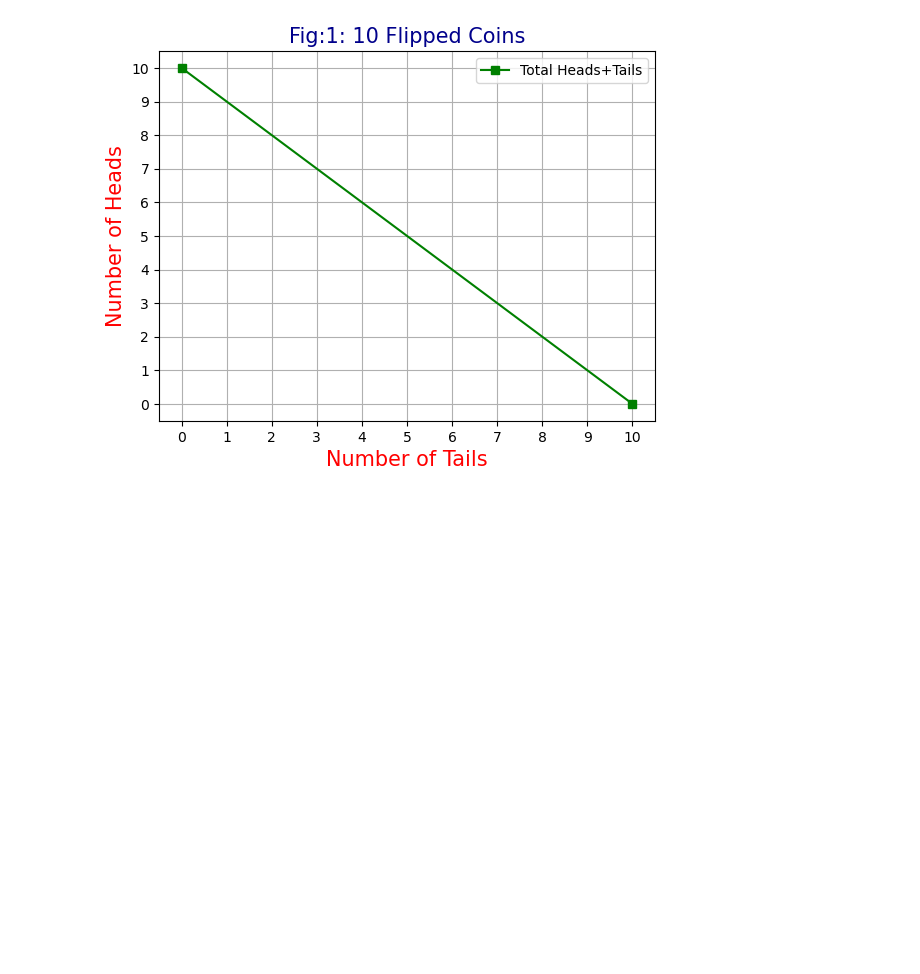
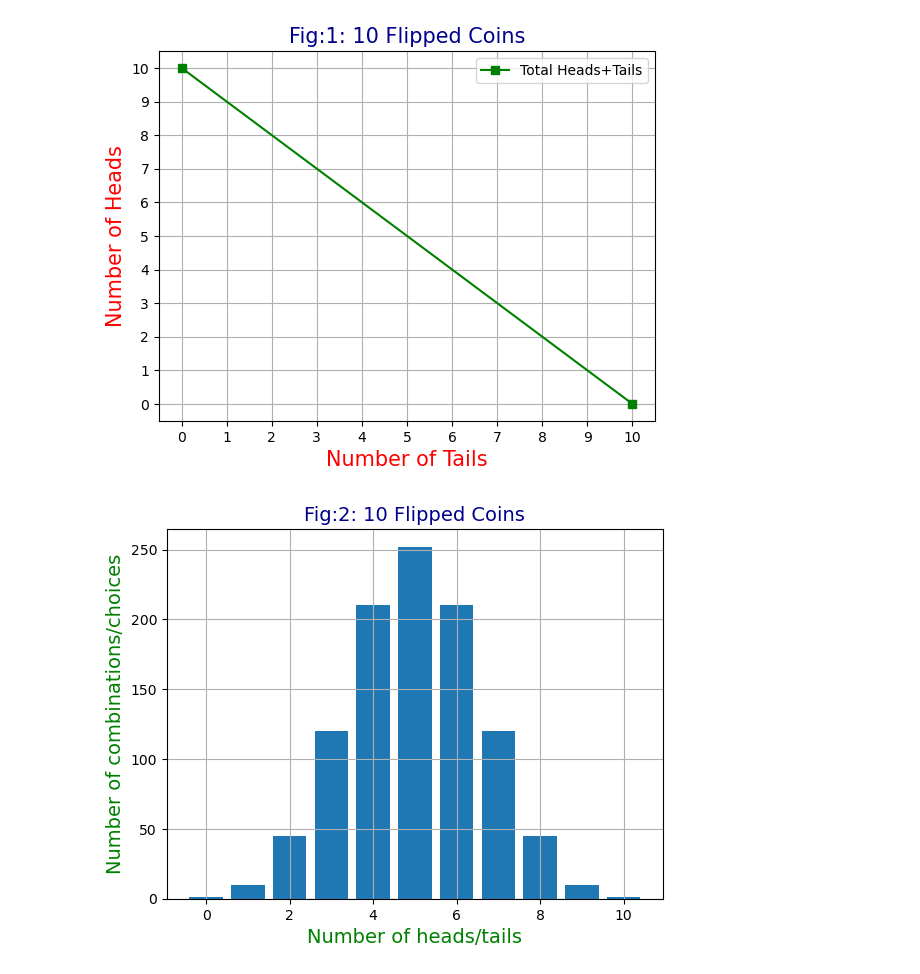
Before and after one commit to OCorry/funddaata2022-assessment, a Jupyter notebook: Practicals/02 Randomness - Exercise 2.ipynb, the cells around one changed output. Cells and saved outputs as stored; diff of their text form; code cells hidden in the pictures; blank space fills up the shorter version.

```diff
--- a/Practicals/02 Randomness - Exercise 2.ipynb
+++ b/Practicals/02 Randomness - Exercise 2.ipynb
@@ -24,3 +25,28 @@ plt.legend() #https://www.geeksforgeeks.org/custom-legends-with-matplotlib/
 plt.show()
 # %% [output]
 [figure]
+# %%
+# Demonstrating using a plot
+import matplotlib.pyplot as plt
+
+# Number of coins to be flipped
+coins = 10
+
+# The number of 0 heads/tails to 10 heads/tails inclusive
+
+x = list (range(coins+1)) # Putting +1 here so that 10 is included in the list for the plot
+
+# The number of ways of selecting i(heads/tails) from the 10 coin flips
+y = [math.comb(coins, i) for i in x]
+
+# Plot x and y - this is a bar chart as this is a binomial distribution
+font1 = {'color':'green','size':14}
+font2 = {'color' : 'darkblue', 'size':14}
+plt.title("Fig:2: 10 Flipped Coins", fontdict =font2)
+plt.ylabel("Number of combinations/choices",fontdict = font1)
+plt.xlabel("Number of heads/tails",fontdict = font1)
+plt.grid()
+plt.bar(x,y)
+plt.show()
+# %% [output]
+[figure, added]
```
Also changed, not shown: parts of 3 cells of this notebook.
